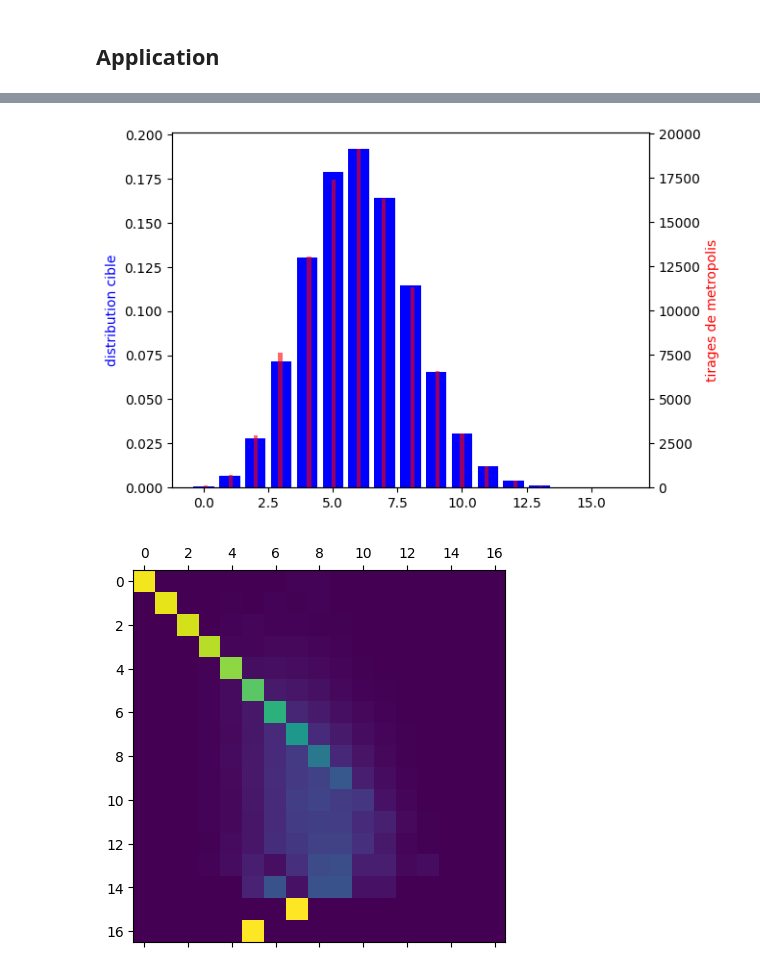
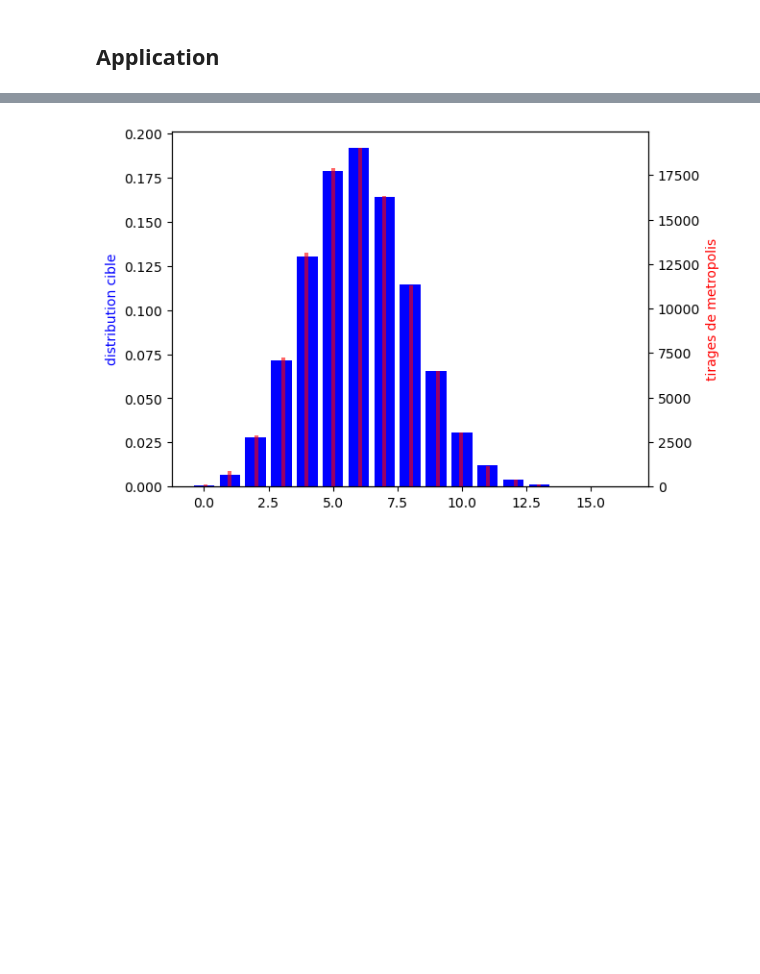
Before and after one commit to CorentinVaillant/ProjetMath-HastingMetropolis, a Jupyter notebook: Corentin/hasting_metropolis.ipynb, the cells around one changed output, grey strips where cells are left out. Drawn from its saved outputs; the diff is of its cells as text; code cells hidden in the pictures; blank space fills up the shorter version.

```diff
--- a/Corentin/hasting_metropolis.ipynb
+++ b/Corentin/hasting_metropolis.ipynb
@@ -130,24 +163,21 @@ mk_c = markov_chain_from_tirage(tirage,N)
 # %%
 fig, ax1 = plt.subplots()
 
 X = [i for i in range(N)]
 data1 = [distribution_cible(i) for i in X]
 data2 = tirage
 
 ax1.set_ylabel("distribution cible",color = "blue")
 ax1.bar(X,data1,color="blue")
 
 ax2 = ax1.twinx()
 
 ax2.hist(tirage,bins=100,color="red",alpha=0.6)
 ax2.set_ylabel("tirages de metropolis",color="red")
 
-plt.matshow(mk_c,)
-
 plt.show()
 # %% [output]
-[figure, old version]
+[figure, new version]
-[figure, removed]
 # %%
 # Démonstration loi uniform
 
```
Also changed, not shown: parts of 10 cells of this notebook, 2 other files.
